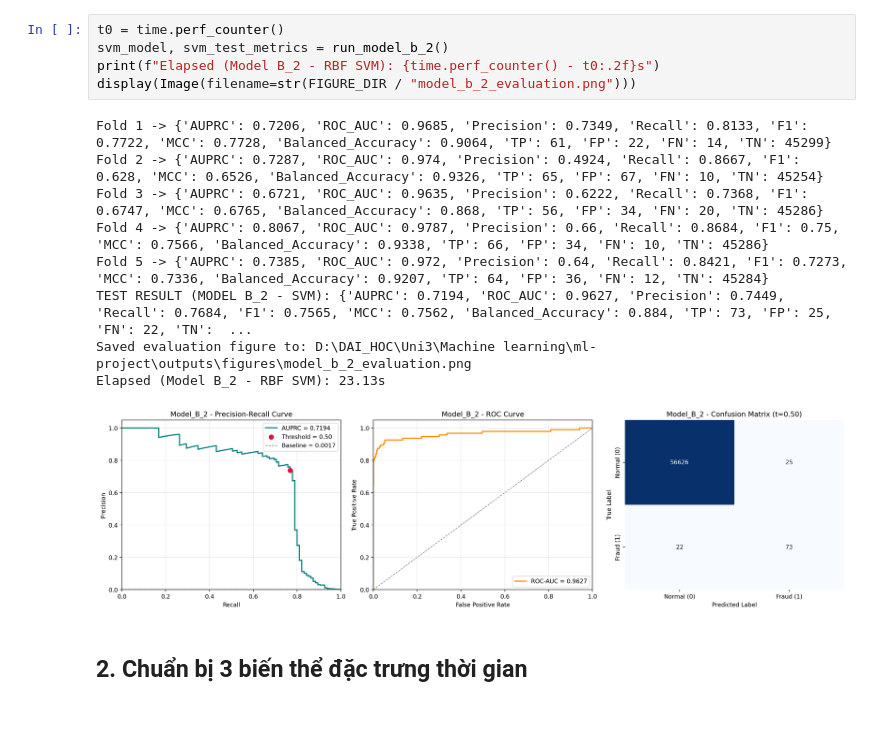
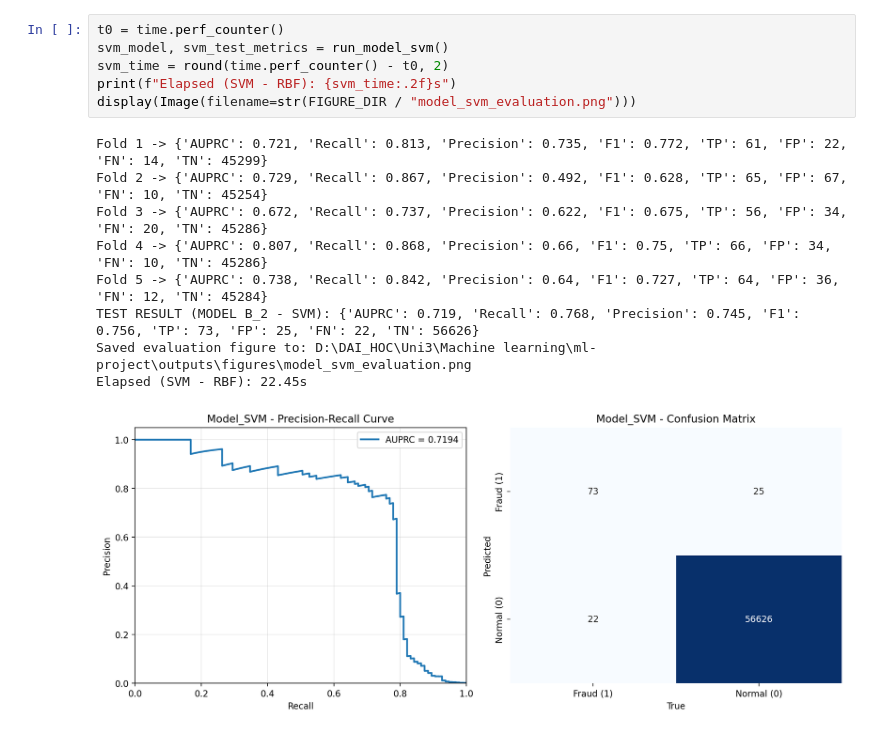
Before and after one commit to hanghithien/ml-project, a Jupyter notebook: Logistic+SVM_testing.ipynb, the cells around one changed output. Cells and saved outputs as stored; diff of their text form.

```diff
--- a/Logistic+SVM_testing.ipynb
+++ b/Logistic+SVM_testing.ipynb
@@ -67,17 +53,16 @@ Elapsed (Model B - Logistic Regression): 7.01s
 # %%
 t0 = time.perf_counter()
-svm_model, svm_test_metrics = run_model_b_2()
-print(f"Elapsed (Model B_2 - RBF SVM): {time.perf_counter() - t0:.2f}s")
-display(Image(filename=str(FIGURE_DIR / "model_b_2_evaluation.png")))
+svm_model, svm_test_metrics = run_model_svm()
+svm_time = round(time.perf_counter() - t0, 2)
+print(f"Elapsed (SVM - RBF): {svm_time:.2f}s")
+display(Image(filename=str(FIGURE_DIR / "model_svm_evaluation.png")))
 # %% [output]
-Fold 1 -> {'AUPRC': 0.7206, 'ROC_AUC': 0.9685, 'Precision': 0.7349, 'Recall': 0.8133, 'F1': 0.7722, 'MCC': 0.7728, 'Balanced_Accuracy': 0.9064, 'TP': 61, 'FP': 22, 'FN': 14, 'TN': 45299}
-Fold 2 -> {'AUPRC': 0.7287, 'ROC_AUC': 0.974, 'Precision': 0.4924, 'Recall': 0.8667, 'F1': 0.628, 'MCC': 0.6526, 'Balanced_Accuracy': 0.9326, 'TP': 65, 'FP': 67, 'FN': 10, 'TN': 45254}
-Fold 3 -> {'AUPRC': 0.6721, 'ROC_AUC': 0.9635, 'Precision': 0.6222, 'Recall': 0.7368, 'F1': 0.6747, 'MCC': 0.6765, 'Balanced_Accuracy': 0.868, 'TP': 56, 'FP': 34, 'FN': 20, 'TN': 45286}
-Fold 4 -> {'AUPRC': 0.8067, 'ROC_AUC': 0.9787, 'Precision': 0.66, 'Recall': 0.8684, 'F1': 0.75, 'MCC': 0.7566, 'Balanced_Accuracy': 0.9338, 'TP': 66, 'FP': 34, 'FN': 10, 'TN': 45286}
-Fold 5 -> {'AUPRC': 0.7385, 'ROC_AUC': 0.972, 'Precision': 0.64, 'Recall': 0.8421, 'F1': 0.7273, 'MCC': 0.7336, 'Balanced_Accuracy': 0.9207, 'TP': 64, 'FP': 36, 'FN': 12, 'TN': 45284}
-TEST RESULT (MODEL B_2 - SVM): {'AUPRC': 0.7194, 'ROC_AUC': 0.9627, 'Precision': 0.7449, 'Recall': 0.7684, 'F1': 0.7565, 'MCC': 0.7562, 'Balanced_Accuracy': 0.884, 'TP': 73, 'FP': 25, 'FN': 22, 'TN':  ...
-Saved evaluation figure to: D:\DAI_HOC\Uni3\Machine learning\ml-project\outputs\figures\model_b_2_evaluation.png
-Elapsed (Model B_2 - RBF SVM): 23.13s
+Fold 1 -> {'AUPRC': 0.721, 'Recall': 0.813, 'Precision': 0.735, 'F1': 0.772, 'TP': 61, 'FP': 22, 'FN': 14, 'TN': 45299}
+Fold 2 -> {'AUPRC': 0.729, 'Recall': 0.867, 'Precision': 0.492, 'F1': 0.628, 'TP': 65, 'FP': 67, 'FN': 10, 'TN': 45254}
+Fold 3 -> {'AUPRC': 0.672, 'Recall': 0.737, 'Precision': 0.622, 'F1': 0.675, 'TP': 56, 'FP': 34, 'FN': 20, 'TN': 45286}
+Fold 4 -> {'AUPRC': 0.807, 'Recall': 0.868, 'Precision': 0.66, 'F1': 0.75, 'TP': 66, 'FP': 34, 'FN': 10, 'TN': 45286}
+Fold 5 -> {'AUPRC': 0.738, 'Recall': 0.842, 'Precision': 0.64, 'F1': 0.727, 'TP': 64, 'FP': 36, 'FN': 12, 'TN': 45284}
+TEST RESULT (MODEL B_2 - SVM): {'AUPRC': 0.719, 'Recall': 0.768, 'Precision': 0.745, 'F1': 0.756, 'TP': 73, 'FP': 25, 'FN': 22, 'TN': 56626}
+Saved evaluation figure to: D:\DAI_HOC\Uni3\Machine learning\ml-project\outputs\figures\model_svm_evaluation.png
+Elapsed (SVM - RBF): 22.45s
-[figure, old version]
+[figure, new version]
-# %% [markdown]
-## 2. Chuẩn bị 3 biến thể đặc trưng thời gian
```
Also changed, not shown: parts of 14 cells of this notebook.
